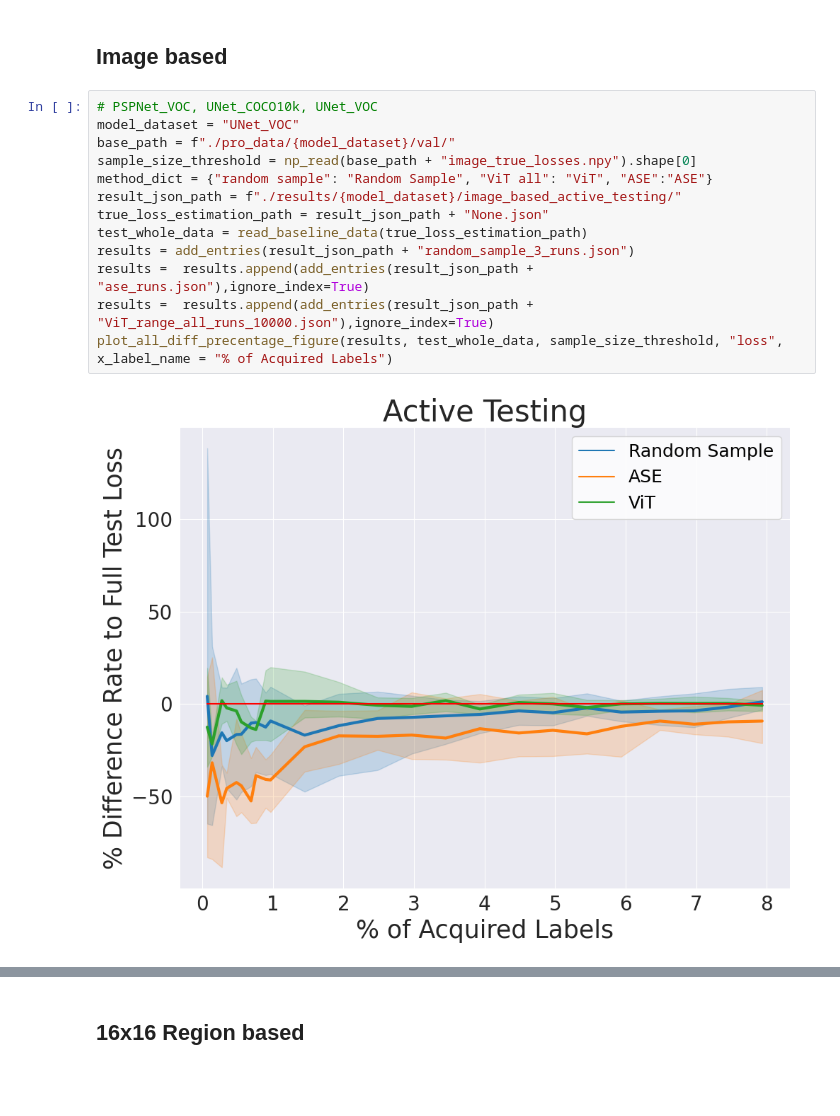
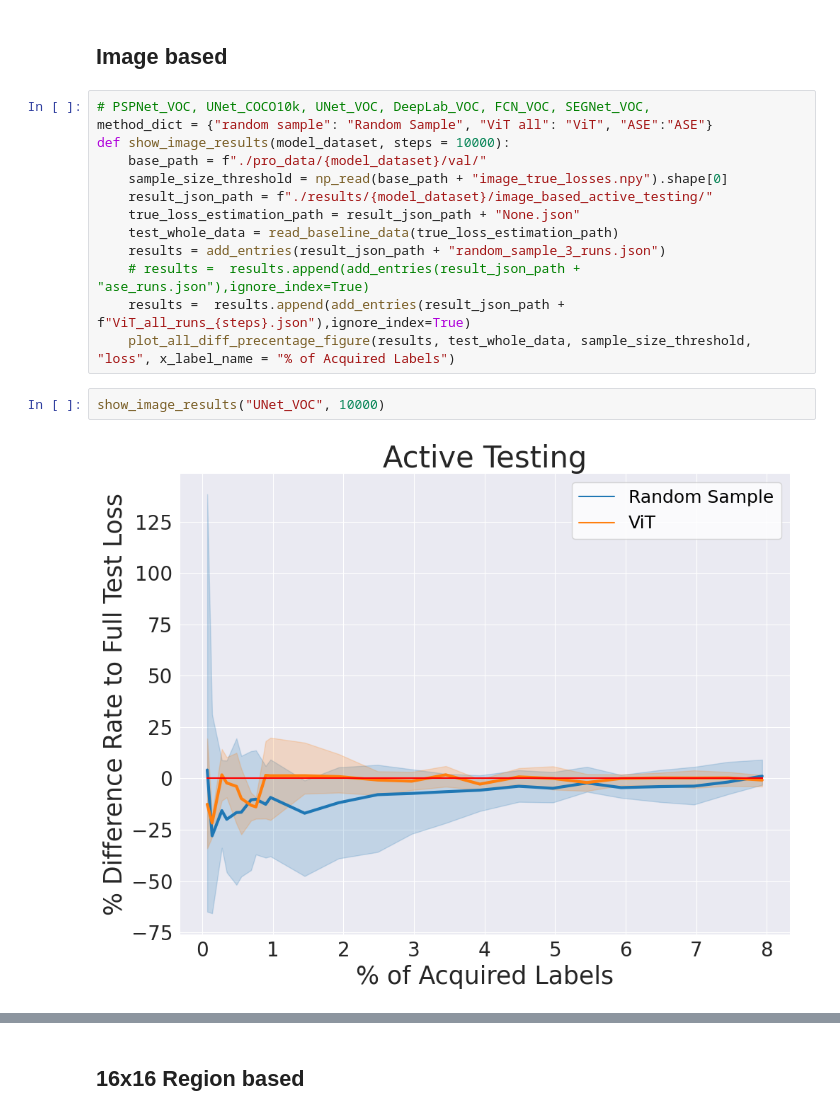
Before and after one commit to susanbao/pytorch-segmentation, a Jupyter notebook: active_testing_figure_simple.ipynb, the cells around one changed output, grey strips where cells are left out. Cells and saved outputs as stored; diff of their text form; blank space fills up the shorter version.

```diff
--- a/active_testing_figure_simple.ipynb
+++ b/active_testing_figure_simple.ipynb
@@ -143,17 +143,19 @@ def read_baseline_data(data_path):
 # %% [markdown]
 ## Image based
 # %%
-# PSPNet_VOC, UNet_COCO10k, UNet_VOC
-model_dataset = "UNet_VOC"
-base_path = f"./pro_data/{model_dataset}/val/"
-sample_size_threshold = np_read(base_path + "image_true_losses.npy").shape[0]
+# PSPNet_VOC, UNet_COCO10k, UNet_VOC, DeepLab_VOC, FCN_VOC, SEGNet_VOC,
 method_dict = {"random sample": "Random Sample", "ViT all": "ViT", "ASE":"ASE"}
-result_json_path = f"./results/{model_dataset}/image_based_active_testing/"
-true_loss_estimation_path = result_json_path + "None.json"
-test_whole_data = read_baseline_data(true_loss_estimation_path)
-results = add_entries(result_json_path + "random_sample_3_runs.json")
-results =  results.append(add_entries(result_json_path + "ase_runs.json"),ignore_index=True)
-results =  results.append(add_entries(result_json_path + "ViT_range_all_runs_10000.json"),ignore_index=True)
-plot_all_diff_precentage_figure(results, test_whole_data, sample_size_threshold, "loss", x_label_name = "% of Acquired Labels")
+def show_image_results(model_dataset, steps = 10000):
+    base_path = f"./pro_data/{model_dataset}/val/"
+    sample_size_threshold = np_read(base_path + "image_true_losses.npy").shape[0]
+    result_json_path = f"./results/{model_dataset}/image_based_active_testing/"
+    true_loss_estimation_path = result_json_path + "None.json"
+    test_whole_data = read_baseline_data(true_loss_estimation_path)
+    results = add_entries(result_json_path + "random_sample_3_runs.json")
+    # results =  results.append(add_entries(result_json_path + "ase_runs.json"),ignore_index=True)
+    results =  results.append(add_entries(result_json_path + f"ViT_all_runs_{steps}.json"),ignore_index=True)
+    plot_all_diff_precentage_figure(results, test_whole_data, sample_size_threshold, "loss", x_label_name = "% of Acquired Labels")
-# %% [output]
-[figure, removed]
+# %%
+show_image_results("UNet_VOC", 10000)
+# %% [output]
+[figure, added]
```
Also changed, not shown: parts of 11 cells of this notebook, 29 other files.
